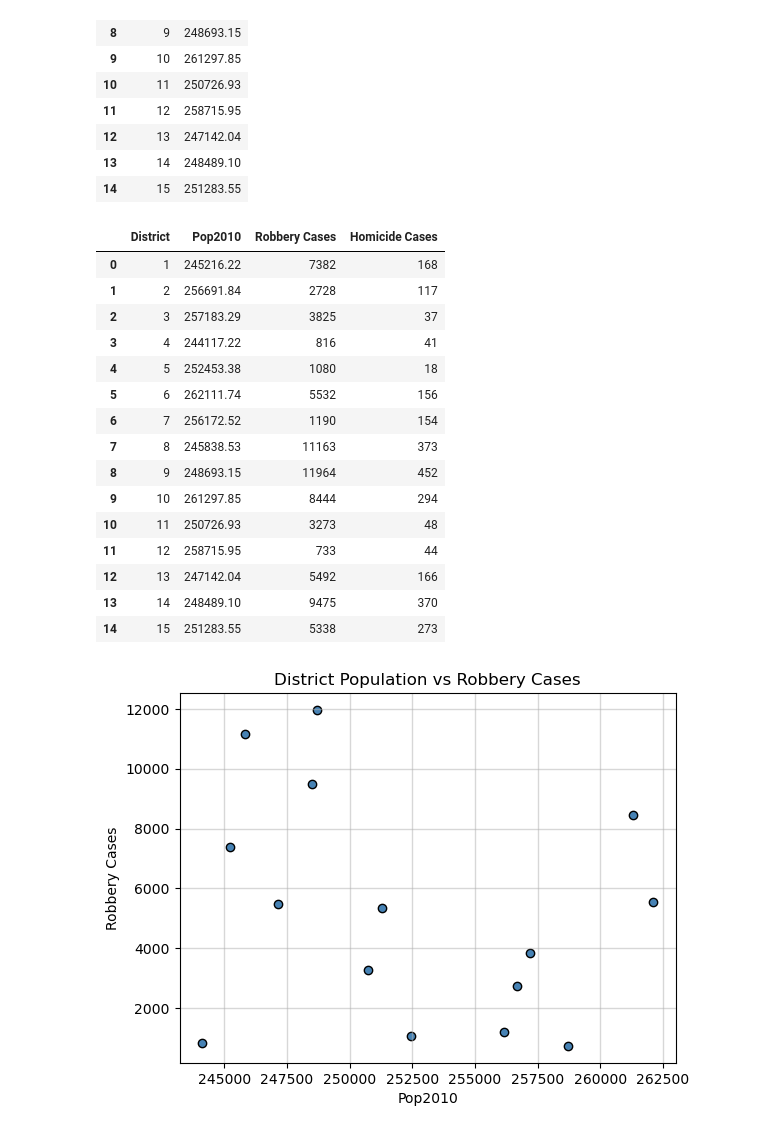
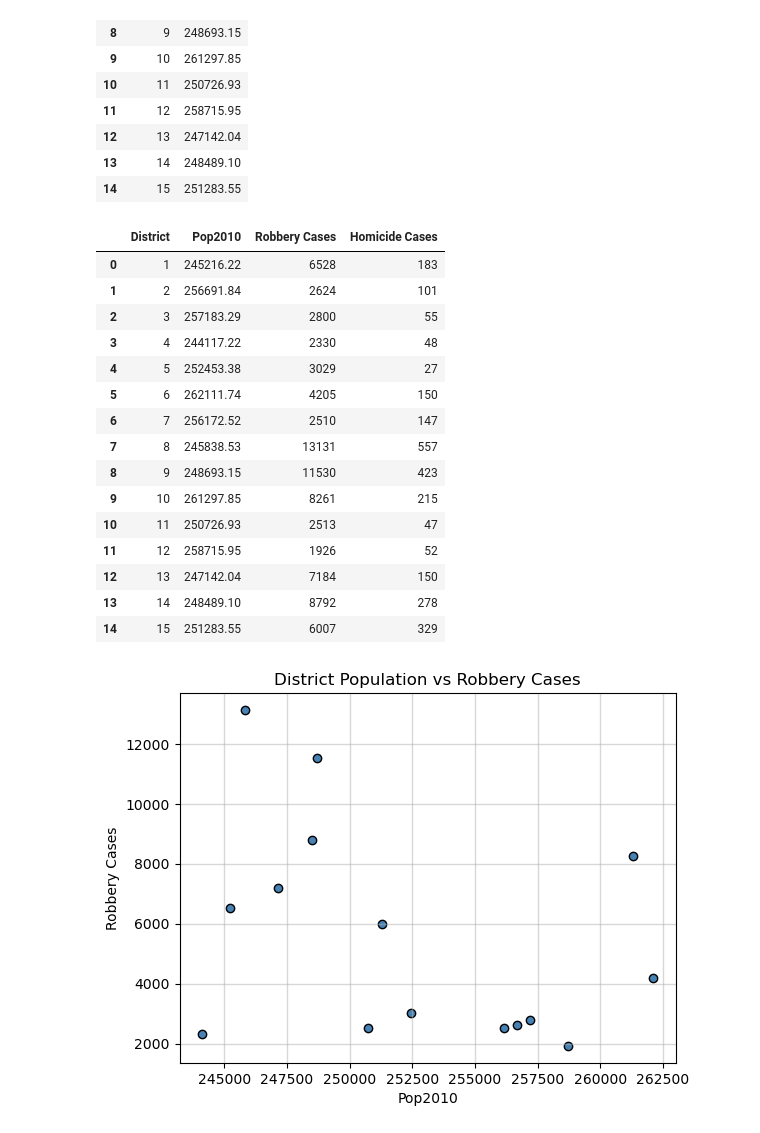
Before and after one commit to cxnoii/Project-3, a Jupyter notebook: static/Correlation_data.ipynb, the cells around one changed output. Saved outputs shown, nothing was run; the diff lists cells and outputs as text; code cells hidden in the pictures.

```diff
--- a/static/Correlation_data.ipynb
+++ b/static/Correlation_data.ipynb
@@ -96,28 +96,28 @@ sort_dist_census_df.head(15)
 # %%
 corr_df = pd.DataFrame({
     "District": [1, 2, 3, 4, 5, 6, 7, 8, 9, 10, 11, 12, 13, 14, 15],
     "Pop2010": [245216.22, 256691.84, 257183.29, 244117.22, 252453.38, 262111.74, 256172.52, 245838.53, 248693.15, 261297.85, 250726.93, 258715.95, 247142.04, 248489.10, 251283.55],
-    "Robbery Cases": [7382, 2728, 3825, 816, 1080, 5532, 1190, 11163, 11964, 8444, 3273, 733, 5492, 9475, 5338],
-    "Homicide Cases": [168, 117, 37, 41, 18, 156, 154, 373, 452, 294, 48, 44, 166, 370, 273]
+    "Robbery Cases": [6528, 2624, 2800, 2330, 3029, 4205, 2510, 13131, 11530, 8261, 2513, 1926, 7184, 8792, 6007],
+    "Homicide Cases": [183, 101, 55, 48, 27, 150, 147, 557, 423, 215, 47, 52, 150, 278, 329]
 })
 corr_df
 # %% [output]
 |  | District | Pop2010 | Robbery Cases | Homicide Cases |
-| 0 | 1 | 245216.22 | 7382 | 168 |
-| 1 | 2 | 256691.84 | 2728 | 117 |
-| 2 | 3 | 257183.29 | 3825 | 37 |
-| 3 | 4 | 244117.22 | 816 | 41 |
-| 4 | 5 | 252453.38 | 1080 | 18 |
-| 5 | 6 | 262111.74 | 5532 | 156 |
-| 6 | 7 | 256172.52 | 1190 | 154 |
-| 7 | 8 | 245838.53 | 11163 | 373 |
-| 8 | 9 | 248693.15 | 11964 | 452 |
-| 9 | 10 | 261297.85 | 8444 | 294 |
-| 10 | 11 | 250726.93 | 3273 | 48 |
-| 11 | 12 | 258715.95 | 733 | 44 |
-| 12 | 13 | 247142.04 | 5492 | 166 |
-| 13 | 14 | 248489.10 | 9475 | 370 |
-| 14 | 15 | 251283.55 | 5338 | 273 |
+| 0 | 1 | 245216.22 | 6528 | 183 |
+| 1 | 2 | 256691.84 | 2624 | 101 |
+| 2 | 3 | 257183.29 | 2800 | 55 |
+| 3 | 4 | 244117.22 | 2330 | 48 |
+| 4 | 5 | 252453.38 | 3029 | 27 |
+| 5 | 6 | 262111.74 | 4205 | 150 |
+| 6 | 7 | 256172.52 | 2510 | 147 |
+| 7 | 8 | 245838.53 | 13131 | 557 |
+| 8 | 9 | 248693.15 | 11530 | 423 |
+| 9 | 10 | 261297.85 | 8261 | 215 |
+| 10 | 11 | 250726.93 | 2513 | 47 |
+| 11 | 12 | 258715.95 | 1926 | 52 |
+| 12 | 13 | 247142.04 | 7184 | 150 |
+| 13 | 14 | 248489.10 | 8792 | 278 |
+| 14 | 15 | 251283.55 | 6007 | 329 |
 # %%
 # Build scatter plot for population vs. robbery cases
 x_values = corr_df["Pop2010"]
@@ -137,7 +137,7 @@ plt.savefig("../Output_data/Fig1.png")
 # Show plot
 plt.show()
 # %% [output]
-[figure, old version]
+[figure, new version]
 # %%
 # Build scatter plot for population vs. homicide cases
 x_values = corr_df["Pop2010"]
```
Also changed, not shown: parts of 3 cells of this notebook, 6 other files.
